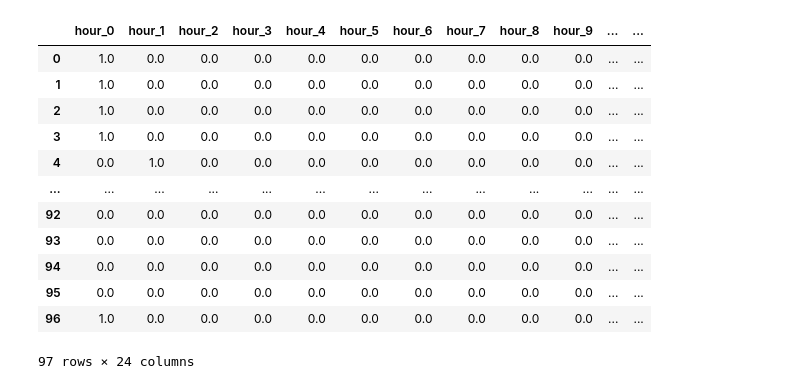
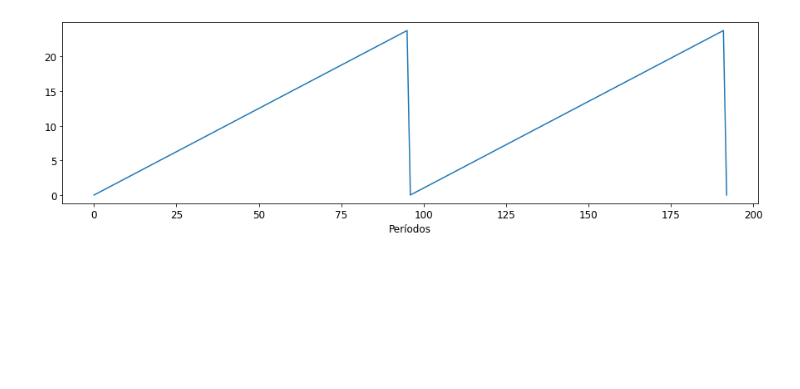
Before and after one commit to elena-sg/madrid-traffic, a Jupyter notebook: notebooks/05-demo-feature-engineering.ipynb, the cells around one changed output. Saved outputs shown, nothing was run; the diff lists cells and outputs as text; code cells hidden in the pictures; blank space fills up the shorter version.

```diff
--- a/notebooks/05-demo-feature-engineering.ipynb
+++ b/notebooks/05-demo-feature-engineering.ipynb
@@ -10,50 +10,45 @@ figures_path_codif = f"{figures_path}/codificacion"
 
 mpl.rcParams['axes.grid'] = False
 mpl.rcParams.update({'font.size': 12})
+
+from_date = "2019-04-04 00:00:00"
+to_date = "2019-04-06 00:00:00"
 
 id = 1001
 
 meteo_dict = dict(
     rain="drop",
     wind="drop",
     temperature="drop",
     humidity="drop",
     pressure="drop",
     radiation="drop"
 )
 
 temporal_dict = dict(
     year="drop",
     season="drop",
     month="drop",
     day_of_month="drop",
     weekday="drop",
-    hour="one_hot",
+    hour="passthrough",
     minute="drop",
     bank_holiday="drop",
     school_holiday="drop",
     working_day="drop"
 )
 
-df = merge_data(id, from_date="2019-05-01 00:00:00", to_date="2019-05-02 00:00:00")
+df = merge_data(id, from_date=from_date, to_date=to_date)
 df = transform_df(df, meteo_dict, temporal_dict, "drop", "intensidad")
 columns = get_column_names(meteo_dict, temporal_dict, interactions="drop", target="intensidad")
 
 df = pd.DataFrame(df[:, 3:], columns=columns[3:])
-#df = pd.DataFrame(df[:, :], columns=columns[:])
-df
+
+fig, ax = plt.subplots(figsize=(15, 4))
+ax.set_xlabel("Períodos")
+df.loc[:3*4*24].plot(ax=ax, legend=False)
+plt.savefig(f"{figures_path_codif}/passthorugh_hora.png")
+plt.show()
 # %% [output]
-|  | hour_0 | hour_1 | hour_2 | hour_3 | hour_4 | hour_5 | hour_6 | hour_7 | hour_8 | hour_9 | ... | ... |
-| 0 | 1.0 | 0.0 | 0.0 | 0.0 | 0.0 | 0.0 | 0.0 | 0.0 | 0.0 | 0.0 | ... | ... |
-| 1 | 1.0 | 0.0 | 0.0 | 0.0 | 0.0 | 0.0 | 0.0 | 0.0 | 0.0 | 0.0 | ... | ... |
-| 2 | 1.0 | 0.0 | 0.0 | 0.0 | 0.0 | 0.0 | 0.0 | 0.0 | 0.0 | 0.0 | ... | ... |
-| 3 | 1.0 | 0.0 | 0.0 | 0.0 | 0.0 | 0.0 | 0.0 | 0.0 | 0.0 | 0.0 | ... | ... |
-| 4 | 0.0 | 1.0 | 0.0 | 0.0 | 0.0 | 0.0 | 0.0 | 0.0 | 0.0 | 0.0 | ... | ... |
-| ... | ... | ... | ... | ... | ... | ... | ... | ... | ... | ... | ... | ... |
-| 92 | 0.0 | 0.0 | 0.0 | 0.0 | 0.0 | 0.0 | 0.0 | 0.0 | 0.0 | 0.0 | ... | ... |
-| 93 | 0.0 | 0.0 | 0.0 | 0.0 | 0.0 | 0.0 | 0.0 | 0.0 | 0.0 | 0.0 | ... | ... |
-| 94 | 0.0 | 0.0 | 0.0 | 0.0 | 0.0 | 0.0 | 0.0 | 0.0 | 0.0 | 0.0 | ... | ... |
-| 95 | 0.0 | 0.0 | 0.0 | 0.0 | 0.0 | 0.0 | 0.0 | 0.0 | 0.0 | 0.0 | ... | ... |
-| 96 | 1.0 | 0.0 | 0.0 | 0.0 | 0.0 | 0.0 | 0.0 | 0.0 | 0.0 | 0.0 | ... | ... |
-97 rows × 24 columns
+[figure, added]
 # %%
```
Also changed, not shown: parts of 3 cells of this notebook, 8 other files.
